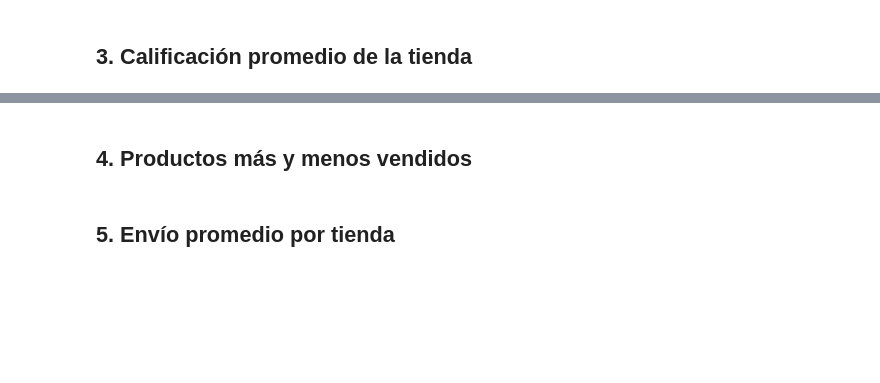
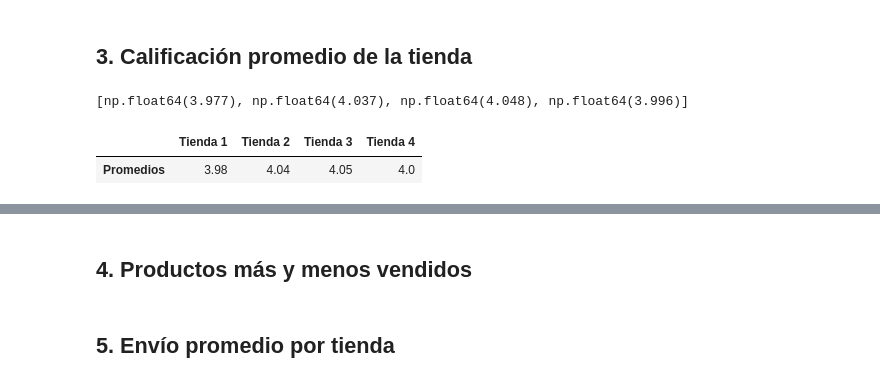
Before and after one commit to Omar05129/Alura-Store-Challengue, a Jupyter notebook: AluraStoreLatam.ipynb, the cells around one changed output, grey strips where cells are left out. Saved outputs shown, nothing was run; the diff lists cells and outputs as text; code cells hidden in the pictures; blank space fills up the shorter version.

```diff
--- a/AluraStoreLatam.ipynb
+++ b/AluraStoreLatam.ipynb
@@ -287,2 +311,21 @@ no changes added to commit (use "git add" and/or "git commit -a")
 # %% [markdown]
 ## 3. Calificación promedio de la tienda
+# %%
+#calcular las calificaciones promedio de los clientes para cada tienda. El objetivo es conocer la satisfacción del cliente con los productos vendidos.
+calificaciones_promedio= [t["Calificación"].mean().round(3) for t in tiendas]
+
+print(calificaciones_promedio)
+# %% [output]
+[np.float64(3.977), np.float64(4.037), np.float64(4.048), np.float64(3.996)]
+# %%
+#Creando tabla calificacion promedio
+tabla_calificaciones_promedio = pd.DataFrame({
+    "Tienda 1": [calificaciones_promedio[0]],
+    "Tienda 2": [calificaciones_promedio[1]],
+    "Tienda 3": [calificaciones_promedio[2]],
+    "Tienda 4": [calificaciones_promedio[3]]
+}, index=["Promedios"])
+tabla_calificaciones_promedio
+# %% [output]
+|  | Tienda 1 | Tienda 2 | Tienda 3 | Tienda 4 |
+| Promedios | 3.98 | 4.04 | 4.05 | 4.0 |
```
Also changed, not shown: parts of 4 cells of this notebook.
